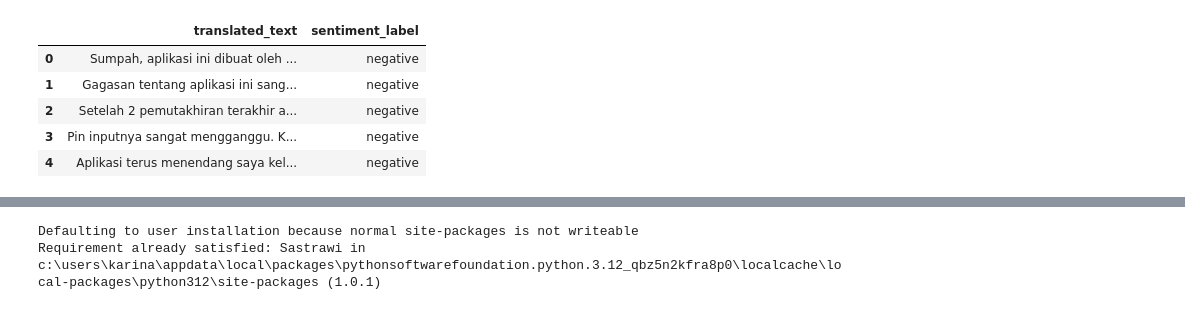
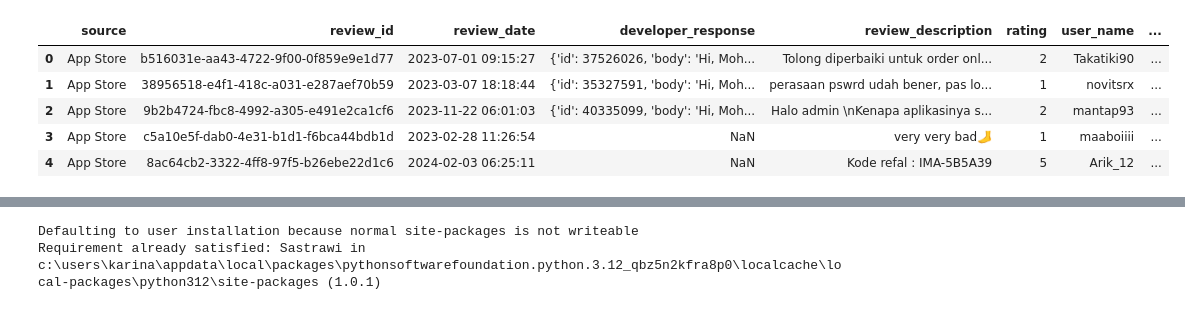
Before and after one commit to alamcahyo/Private_prjct_Alam_coffee, a Jupyter notebook: Skripsi Full/Skripsi_Full.ipynb, the cells around one changed output, grey strips where cells are left out. Cells and saved outputs as stored; diff of their text form; code cells hidden in the pictures.

```diff
--- a/Skripsi Full/Skripsi_Full.ipynb
+++ b/Skripsi Full/Skripsi_Full.ipynb
@@ -26,15 +26,15 @@ import warnings
 warnings.filterwarnings('ignore')
 # %%
 # Loading the dataset
-df = pd.read_csv(r'C:\Users\KARINA\OneDrive\Desktop\Skripsi Alam VS Code\Labelling\Labelling.csv')
+df = pd.read_csv(r'C:\Users\KARINA\OneDrive\Desktop\Skripsi Alam VS Code\Scraping\Scrapping.csv')
 #Let's check the samples of data
 df.head()
 # %% [output]
-|  | translated_text | sentiment_label |
-| 0 | Sumpah, aplikasi ini dibuat oleh ... | negative |
-| 1 | Gagasan tentang aplikasi ini sang... | negative |
-| 2 | Setelah 2 pemutakhiran terakhir a... | negative |
-| 3 | Pin inputnya sangat mengganggu. K... | negative |
-| 4 | Aplikasi terus menendang saya kel... | negative |
+|  | source | review_id | review_date | developer_response | review_description | rating | user_name | ... |
+| 0 | App Store | b516031e-aa43-4722-9f00-0f859e9e1d77 | 2023-07-01 09:15:27 | {'id': 37526026, 'body': 'Hi, Moh... | Tolong diperbaiki untuk order onl... | 2 | Takatiki90 | ... |
+| 1 | App Store | 38956518-e4f1-418c-a031-e287aef70b59 | 2023-03-07 18:18:44 | {'id': 35327591, 'body': 'Hi, Moh... | perasaan pswrd udah bener, pas lo... | 1 | novitsrx | ... |
+| 2 | App Store | 9b2b4724-fbc8-4992-a305-e491e2ca1cf6 | 2023-11-22 06:01:03 | {'id': 40335099, 'body': 'Hi, Moh... | Halo admin \nKenapa aplikasinya s... | 2 | mantap93 | ... |
+| 3 | App Store | c5a10e5f-dab0-4e31-b1d1-f6bca44bdb1d | 2023-02-28 11:26:54 | NaN | very very bad🦶 | 1 | maaboiiii | ... |
+| 4 | App Store | 8ac64cb2-3322-4ff8-97f5-b26ebe22d1c6 | 2024-02-03 06:25:11 | NaN | Kode refal : IMA-5B5A39 | 5 | Arik_12 | ... |
 # %%
 #Let's drop selected text & text id column
```
Also changed, not shown: parts of 11 cells of this notebook, 3 other files.
